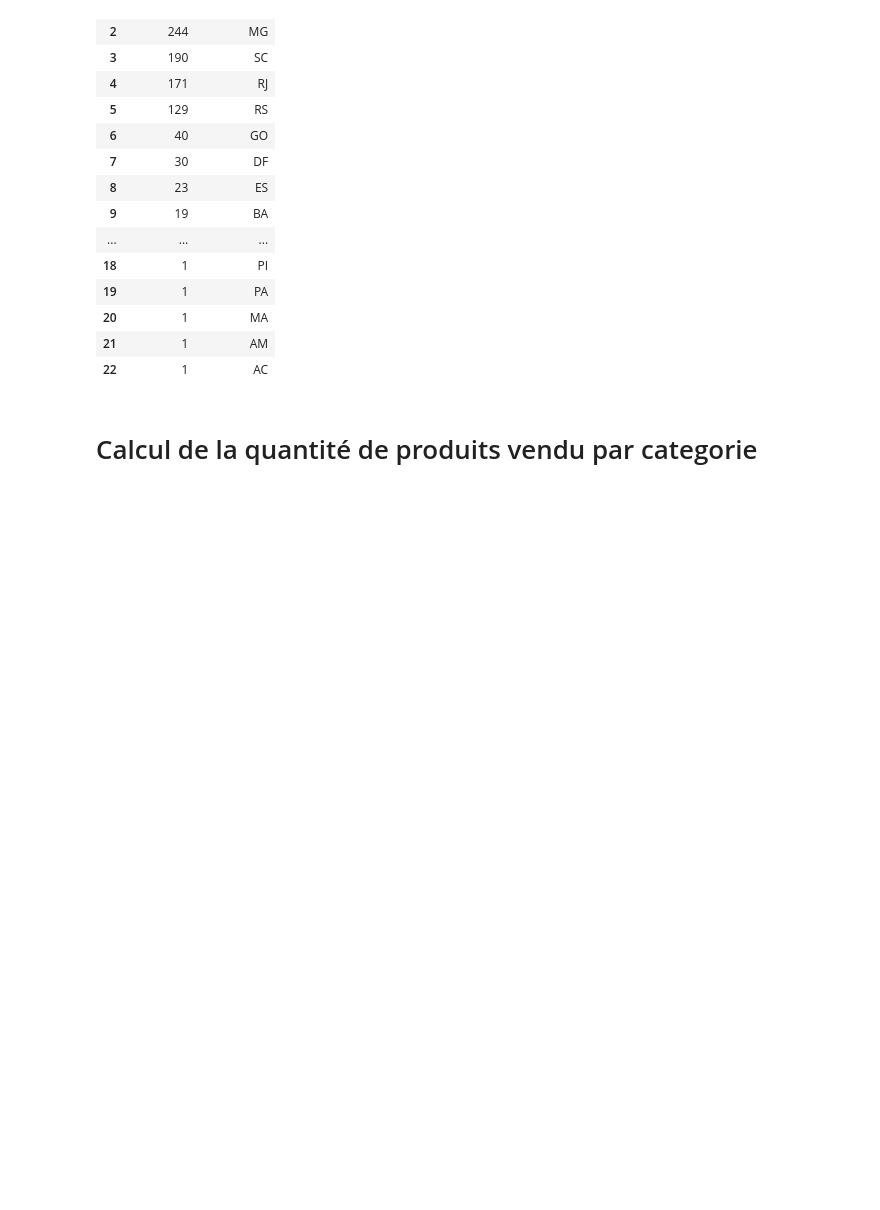
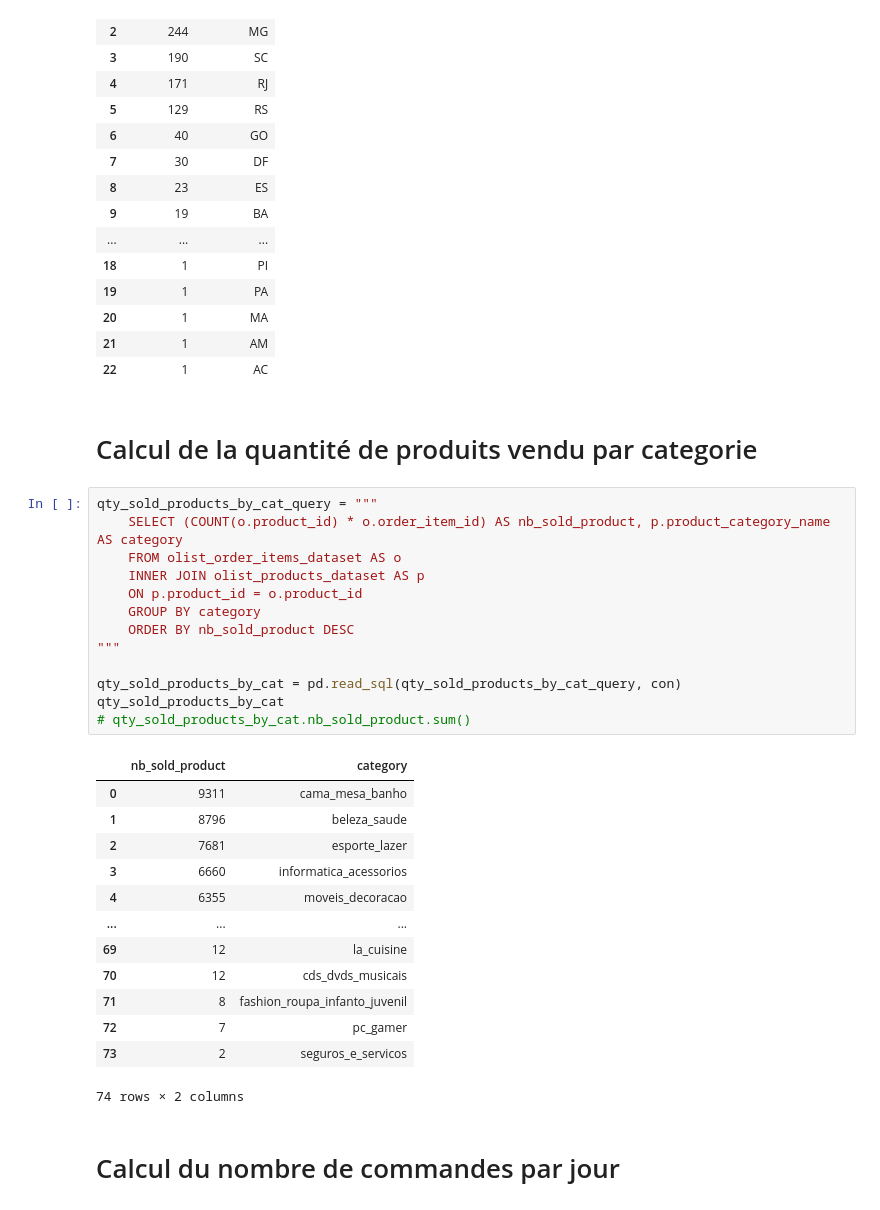
Before and after one commit to Hellfik/olist_ecommerce, a Jupyter notebook: indicators_queries.ipynb, the cells around one changed output. Cells and saved outputs as stored; diff of their text form; blank space fills up the shorter version.

```diff
--- a/indicators_queries.ipynb
+++ b/indicators_queries.ipynb
@@ -199,3 +205,32 @@ nb_sellers_by_state
 | 22 | 1 | AC |
 # %% [markdown]
 # Calcul de la quantité de produits vendu par categorie
+# %%
+qty_sold_products_by_cat_query = """
+    SELECT (COUNT(o.product_id) * o.order_item_id) AS nb_sold_product, p.product_category_name AS category
+    FROM olist_order_items_dataset AS o
+    INNER JOIN olist_products_dataset AS p
+    ON p.product_id = o.product_id
+    GROUP BY category
+    ORDER BY nb_sold_product DESC
+"""
+
+qty_sold_products_by_cat = pd.read_sql(qty_sold_products_by_cat_query, con)
+qty_sold_products_by_cat
+# qty_sold_products_by_cat.nb_sold_product.sum()
+# %% [output]
+|  | nb_sold_product | category |
+| 0 | 9311 | cama_mesa_banho |
+| 1 | 8796 | beleza_saude |
+| 2 | 7681 | esporte_lazer |
+| 3 | 6660 | informatica_acessorios |
+| 4 | 6355 | moveis_decoracao |
+| ... | ... | ... |
+| 69 | 12 | la_cuisine |
+| 70 | 12 | cds_dvds_musicais |
+| 71 | 8 | fashion_roupa_infanto_juvenil |
+| 72 | 7 | pc_gamer |
+| 73 | 2 | seguros_e_servicos |
+74 rows × 2 columns
+# %% [markdown]
+# Calcul du nombre de commandes par jour
```
Also changed, not shown: parts of 20 cells of this notebook, 2 other files.
